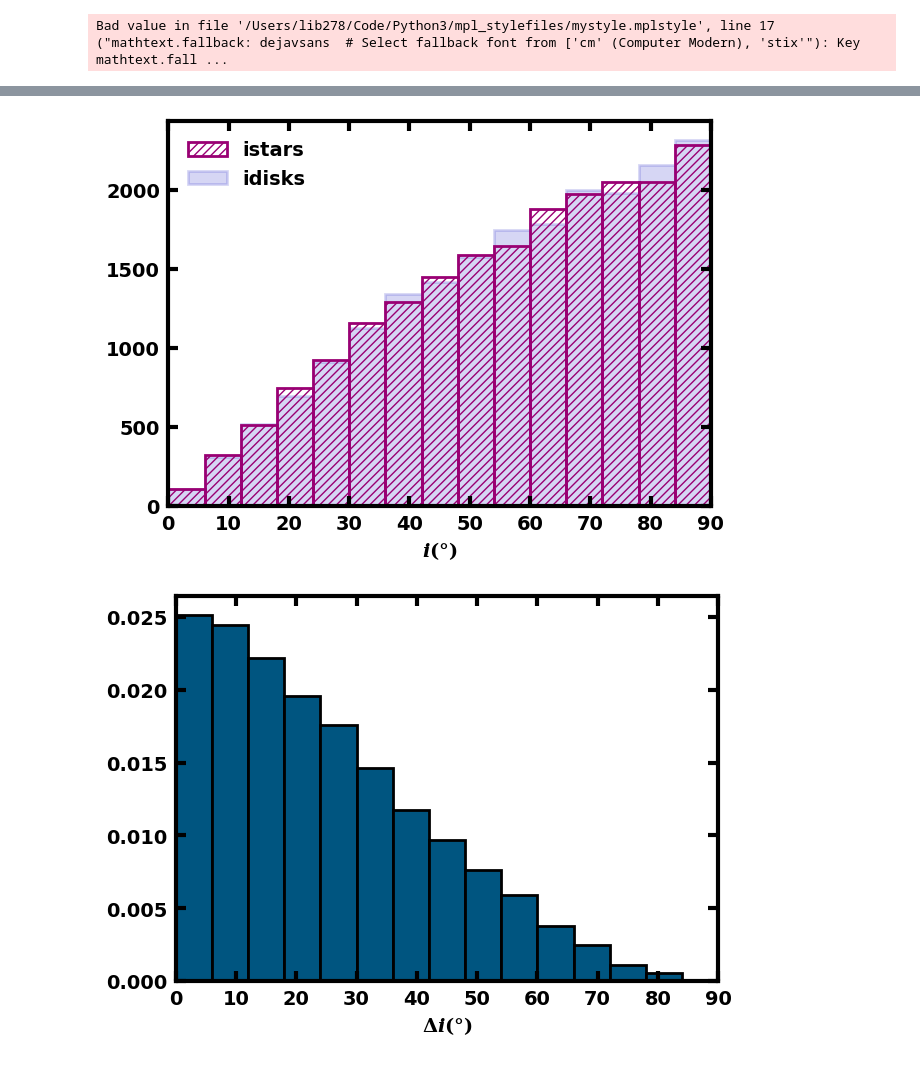
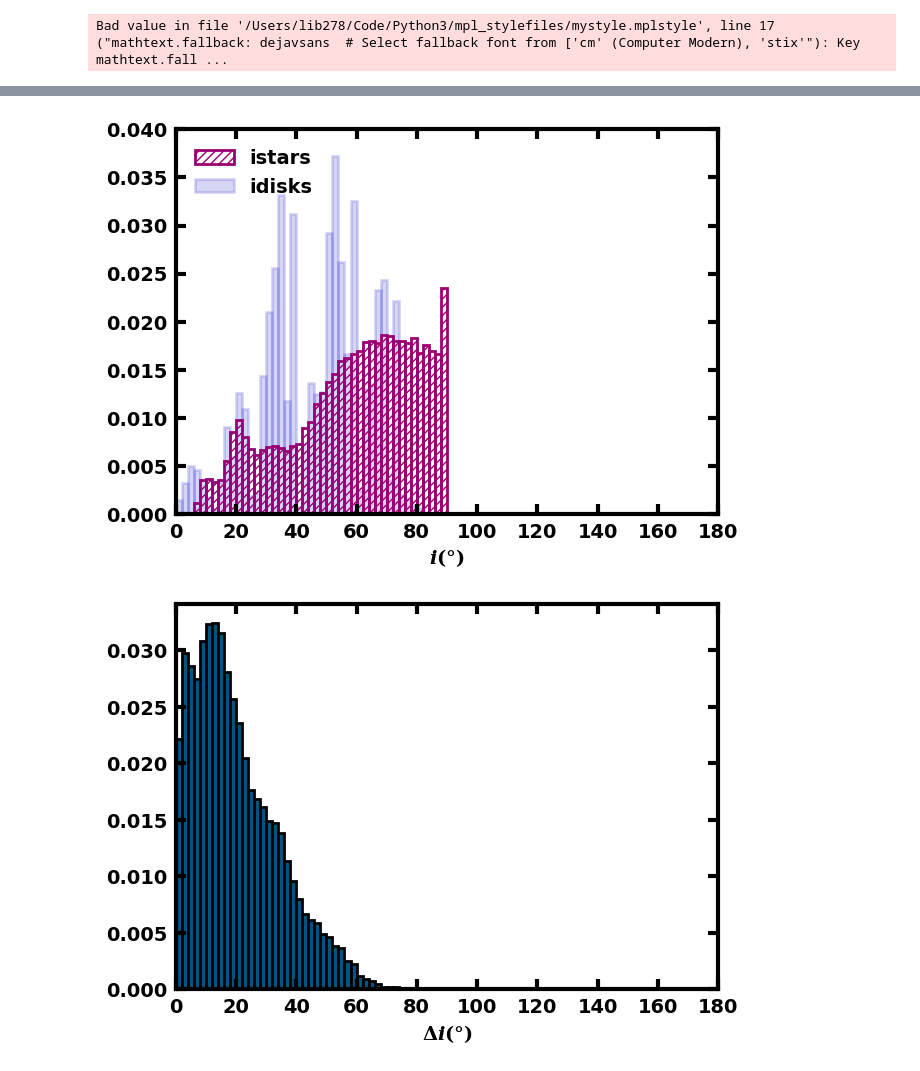
Before and after one commit to lbiddle/Obliquity_Synthesis, a Jupyter notebook: true_obliquity_test.ipynb, the cells around one changed output, grey strips where cells are left out. Drawn from its saved outputs; the diff is of its cells as text; code cells hidden in the pictures.

```diff
--- a/true_obliquity_test.ipynb
+++ b/true_obliquity_test.ipynb
@@ -179,13 +227,11 @@ def draw_data_for_kde(Prob_distributions, posterior_x_values, kde_n_draws, verbo
 
     data_for_kde = []
 
-    posterior_x_values = np.concatenate(([0], posterior_x_values))
+    # posterior_x_values = np.concatenate(([0], posterior_x_values))
     if verbose == True:
         print('population (min, max):', min(posterior_x_values), ',', max(posterior_x_values))
         print('len population: ', len(posterior_x_values), 'len weights: ', len(Prob_distributions[0]))
     for prob_i in Prob_distributions:
-        if sum(prob_i) == 0:
-            prob_i += 1e-9
         data_for_kde.extend(choices(posterior_x_values, prob_i, k=kde_n_draws))
 
     data_for_kde = np.array(data_for_kde).reshape(-1, 1)
@@ -364,35 +645,36 @@ Psi_kde_yes_retro_prior = generate_kde(data_for_Psi_kde_yes_retro_prior, possibl
 # %%
-bin_width = 6
+bin_width = 2
 hist_bins = np.arange(0, 90 + bin_width, bin_width)
-plt.hist(istars, edgecolor='#990073', hatch='////', lw=2, fill=False, bins=hist_bins, label='istars')
-plt.hist(idisks, edgecolor='#3333cc', color='#3333cc', lw=2, fill=True, bins=hist_bins, alpha=0.2, label='idisks', zorder=-100)
-plt.xlim(0, 90)
+plt.hist(master_istars, edgecolor='#990073', hatch='////', lw=2, fill=False, bins=hist_bins, density=True, label='istars')
+plt.hist(master_idisks, edgecolor='#3333cc', color='#3333cc', lw=2, fill=True, bins=hist_bins, alpha=0.2, density=True, label='idisks', zorder=-100)
+plt.xlim(0, 180)
+plt.ylim(0, 0.04)
 plt.xlabel(r'$i  (\degree)$')
 plt.legend(loc='upper left')
 plt.show()
 
 
-minimum_obliquities = []
-for bep in range(len(istars)):
-
-    istar = istars[bep]
-    idisk = idisks[bep]
-
-    minimum_obliquities.append(abs(istar - idisk))
-
-bin_width = 6
-power, bounds = np.histogram(minimum_obliquities, bins=np.arange(0, 90+bin_width, bin_width))
+power, bounds = np.histogram(master_Deltais, bins=np.arange(0, 180+bin_width, bin_width), density=True)
 power = power/(np.sum(power) * bin_width)
-Deltai_x = bounds[:-2]
+Deltai_x = bounds[:-1]
 
 data_for_Deltai = draw_data_for_kde(Prob_distributions=[power], posterior_x_values=Deltai_x, kde_n_draws=kde_n_draws)  # , verbose=True)
 Deltai_kde = generate_kde(data_for_Deltai, Deltai_x, bin_width, kde_bandwidth)
 
-Deltai_color = '#005580'
-plt.bar(bounds[:-1], power, edgecolor='#000000', color=Deltai_color, lw=2, align='edge', width=bin_width)
-plt.xlim(0, 90)
+plt.bar(bounds[:-1], power, edgecolor='#000000', color='#005580', lw=2, align='edge', width=bin_width)
+plt.xlim(0, 180)
 plt.xlabel(r'$\Delta i  (\degree)$')
 plt.show()
+
+Psi_bin_width = 3
+Psi_power, Psi_bounds = np.histogram(Psi_draws, bins=np.arange(0, 180, Psi_bin_width), density=True)
+Psi_x = Psi_bounds[:-1]
+
+Psi_color = '#003300'
+plt.bar(Psi_x, Psi_power, edgecolor='#000000', color=Psi_color, lw=2, align='edge', width=Psi_bin_width)
+plt.xlim(0, 180)
+plt.xlabel(r'$\Psi (\degree)$')
+plt.show()
 # %% [output]
-[figure, old version]
+[figure, new version]
-[figure, old version]
+[figure, new version]
```
Also changed, not shown: parts of 12 cells of this notebook, 2 other files.
